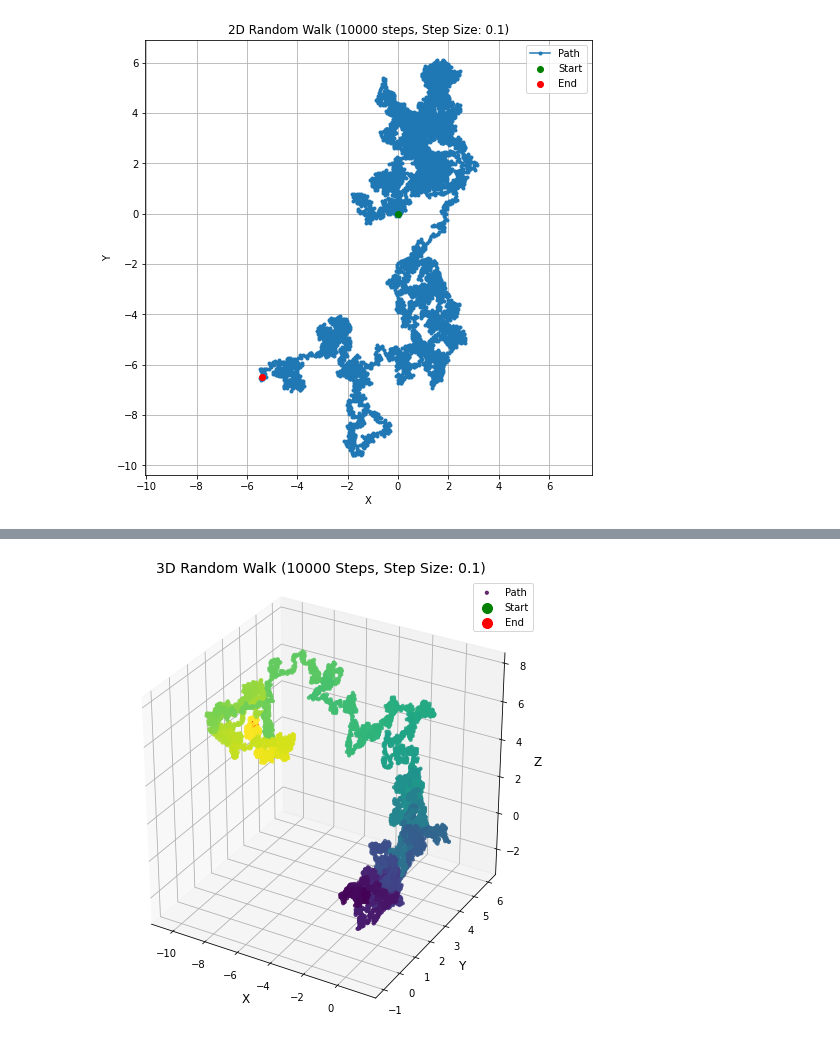
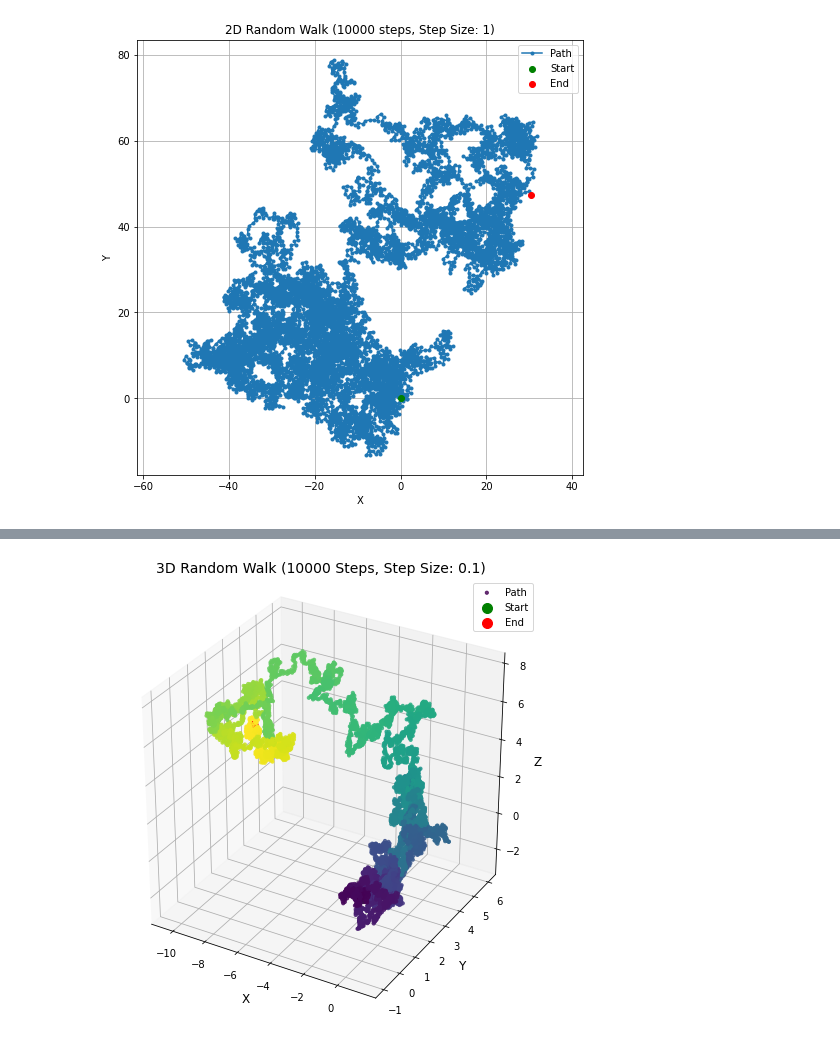
Before and after one commit to maxmandel/MonteCarlo, a Jupyter notebook: RandomWalks.ipynb, the cells around one changed output, grey strips where cells are left out. Cells and saved outputs as stored; diff of their text form; code cells hidden in the pictures.

```diff
--- a/RandomWalks.ipynb
+++ b/RandomWalks.ipynb
@@ -76,6 +76,6 @@ def VizRandomWalk2D(start, numSteps, stepSize, rwfunc):
 
     return None
 # %%
-VizRandomWalk2D((0, 0), 10000, 0.1, RandomWalk2D_360)
+VizRandomWalk2D((0, 0), 10000, 1, RandomWalk2D_360)
 # %% [output]
-[figure, old version]
+[figure, new version]
```
Also changed, not shown: parts of 5 cells of this notebook.
